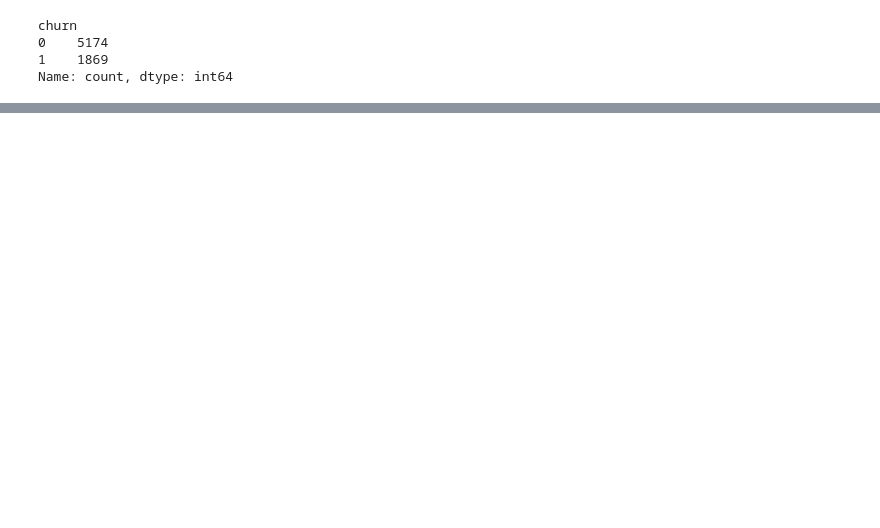
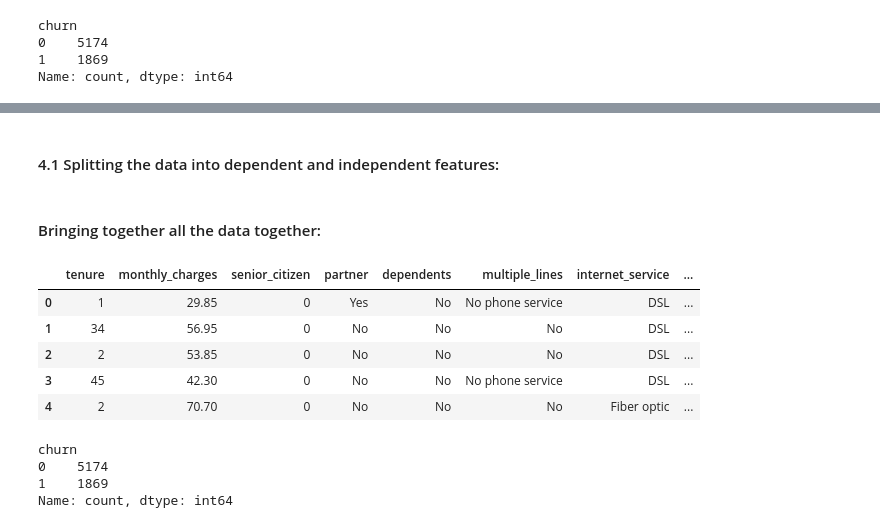
Before and after one commit to Nishan-k/Churn-prediction-and-analysis, a Jupyter notebook: customer_churn_ml/model.ipynb, the cells around one changed output, grey strips where cells are left out. Saved outputs shown, nothing was run; the diff lists cells and outputs as text; code cells hidden in the pictures; blank space fills up the shorter version.

```diff
--- a/customer_churn_ml/model.ipynb
+++ b/customer_churn_ml/model.ipynb
@@ -396,0 +413,24 @@ y = df_encoded['churn']
+# %% [markdown]
+#### 4.1 Splitting the data into dependent and independent features:
+# %% [markdown]
+#### Bringing together all the data together:
+# %%
+final_cols.append('churn')
+# %%
+churn_data = df[final_cols]
+# %%
+churn_data.head()
+# %% [output]
+|  | tenure | monthly_charges | senior_citizen | partner | dependents | multiple_lines | internet_service | ... |
+| 0 | 1 | 29.85 | 0 | Yes | No | No phone service | DSL | ... |
+| 1 | 34 | 56.95 | 0 | No | No | No | DSL | ... |
+| 2 | 2 | 53.85 | 0 | No | No | No | DSL | ... |
+| 3 | 45 | 42.30 | 0 | No | No | No phone service | DSL | ... |
+| 4 | 2 | 70.70 | 0 | No | No | No | Fiber optic | ... |
+# %%
+churn_data['churn'].value_counts()
+# %% [output]
+churn
+0    5174
+1    1869
+Name: count, dtype: int64
```
Also changed, not shown: parts of 58 cells of this notebook.
